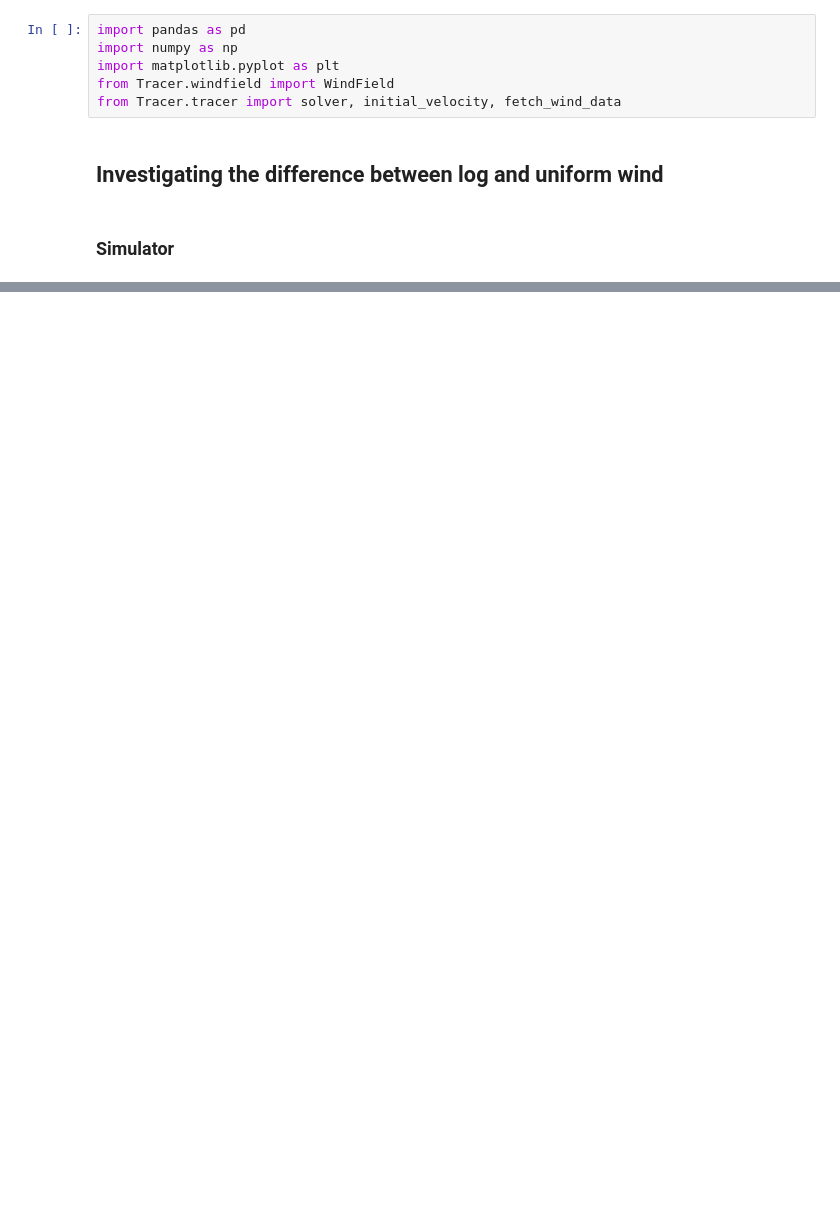
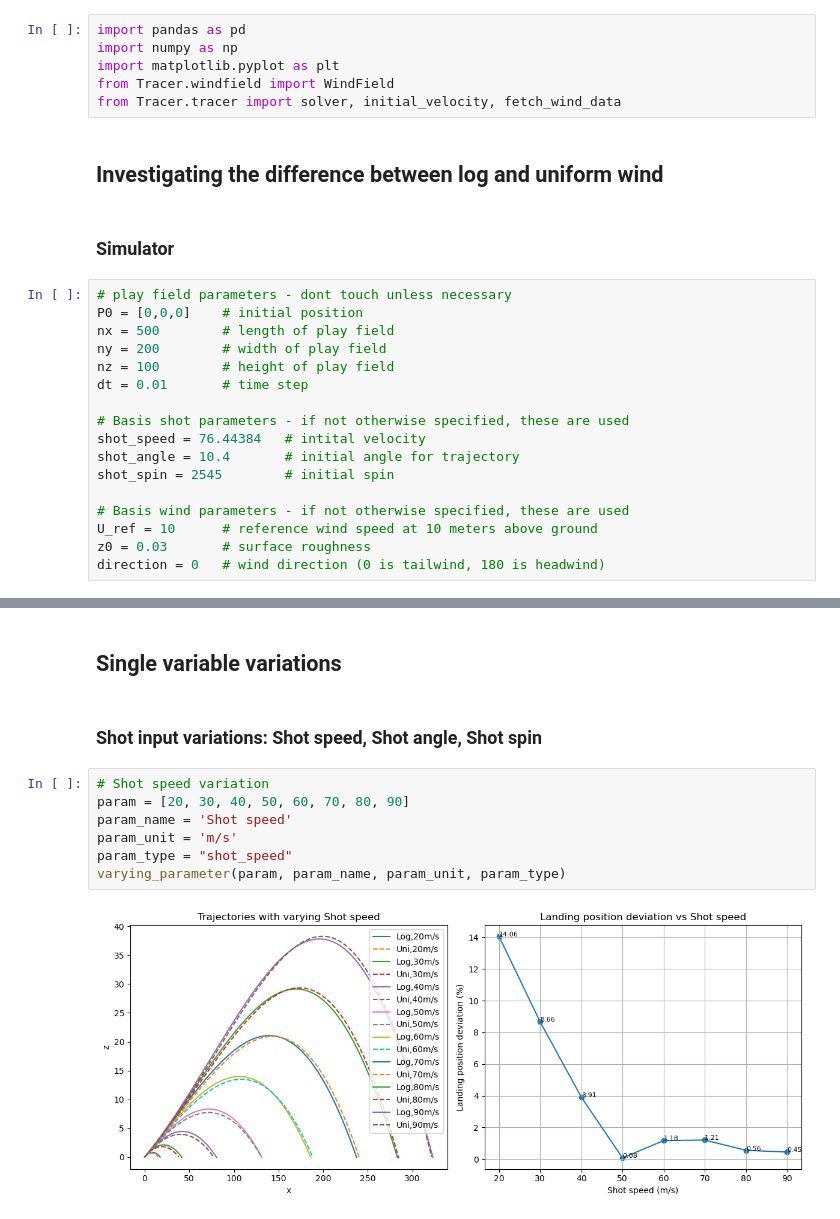
Before and after one commit to JacobManniche/Bachelor_legeplads, a Jupyter notebook: demos/comparison.ipynb, the cells around one changed output, grey strips where cells are left out. Saved outputs shown, nothing was run; the diff lists cells and outputs as text; blank space fills up the shorter version.

```diff
--- a/demos/comparison.ipynb
+++ b/demos/comparison.ipynb
@@ -8,4 +8,21 @@ from Tracer.tracer import solver, initial_velocity, fetch_wind_data
 ## Investigating the difference between log and uniform wind
 # %% [markdown]
 ### Simulator
+# %%
+# play field parameters - dont touch unless necessary
+P0 = [0,0,0]    # initial position
+nx = 500        # length of play field
+ny = 200        # width of play field
+nz = 100        # height of play field
+dt = 0.01       # time step
+
+# Basis shot parameters - if not otherwise specified, these are used
+shot_speed = 76.44384   # intital velocity
+shot_angle = 10.4       # initial angle for trajectory
+shot_spin = 2545        # initial spin
+
+# Basis wind parameters - if not otherwise specified, these are used
+U_ref = 10      # reference wind speed at 10 meters above ground
+z0 = 0.03       # surface roughness
+direction = 0   # wind direction (0 is tailwind, 180 is headwind)
 # %%
@@ -40,0 +178,13 @@ def run_simulation(direction=direction, z0=z0, U_ref=U_ref):
+# %% [markdown]
+## Single variable variations
+# %% [markdown]
+### Shot input variations: Shot speed, Shot angle, Shot spin
+# %%
+# Shot speed variation
+param = [20, 30, 40, 50, 60, 70, 80, 90]
+param_name = 'Shot speed'
+param_unit = 'm/s'
+param_type = "shot_speed"
+varying_parameter(param, param_name, param_unit, param_type)
+# %% [output]
+[figure, added]
```
Also changed, not shown: parts of 34 cells of this notebook.
